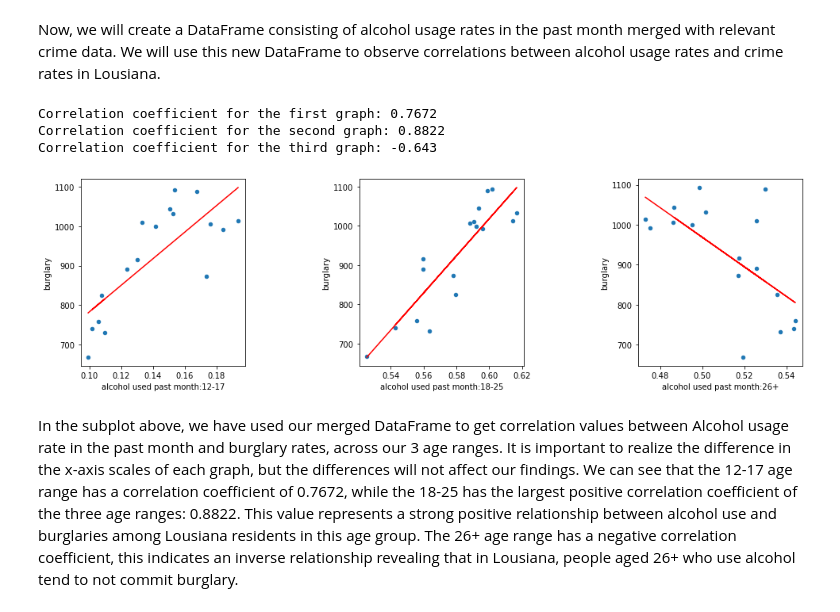
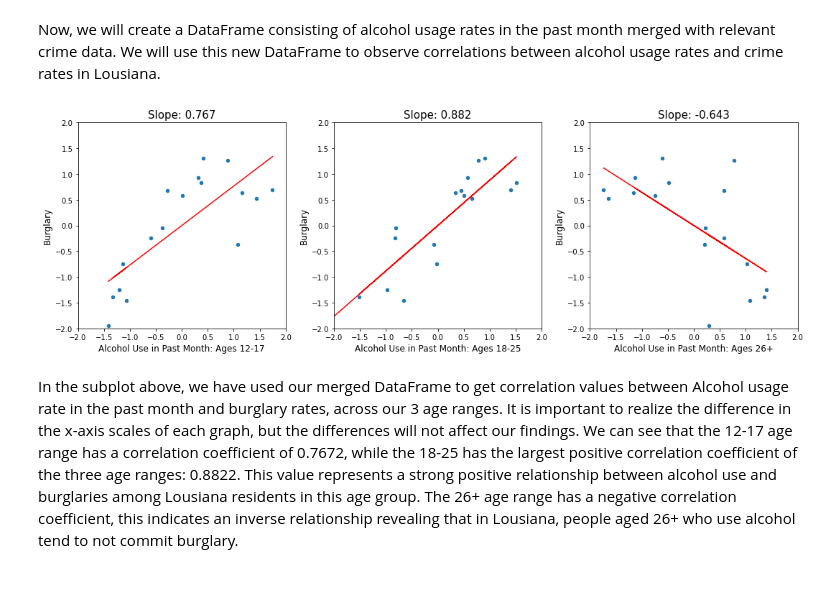
Before and after one commit to jlicht27/jlicht27.github.io, a Jupyter notebook: drugs.ipynb, the cells around one changed output. Cells and saved outputs as stored; diff of their text form; code cells hidden in the pictures; blank space fills up the shorter version.

```diff
--- a/drugs.ipynb
+++ b/drugs.ipynb
@@ -287,11 +282,9 @@ counter = 0
 for i in range(3):
     for j in range(3):
         if counter < 7:
-            starter[crimes_list[i]].plot.line(ylabel="Offenses per 100,000 People", ax = axes[i][j])
+            starter[crimes_list[counter]].plot.line(ylabel="Offenses per 100,000 People", ax = axes[i][j])
             axes[i][j].set_title(capitalize(crimes_list[counter]))
             counter += 1
 
 fig.tight_layout()
-# crimes_pct.set_index("Year").groupby("State")["all property"].plot.line(
-#     ylabel="Offenses per 100,000", title="Property Related Offenses Over Time", figsize=(15,7));
 # %% [output]
@@ -307,38 +325,17 @@ Now, we will create a DataFrame consisting of alcohol usage rates in the past mo
 merged_alc = alcohol_pct.merge(crimes_pct, on=["State", "Year"], how="inner")
 np.around(merged_alc, 6)
 
-louisiana_alc = merged_alc[merged_alc["State"] == "Louisiana"]
+la_alc = merged_alc[merged_alc["State"] == "Louisiana"]
+
+la_alc_sc = pd.concat([la_alc.iloc[:, :2], stats.zscore(la_alc.iloc[:, 2:])], axis=1)
 # %%
-fig, (ax1, ax2, ax3) = plt.subplots(1,3)
+labels = ["Alcohol Use in Past Month: Ages 12-17", "Alcohol Use in Past Month: Ages 18-25", "Alcohol Use in Past Month: Ages 26+"]
+xs = ["alcohol used past month:12-17", "alcohol used past month:18-25", "alcohol used past month:26+"]
+y = "burglary"
 
-x = "alcohol used past month:12-17"
-y = "burglary"
-louisiana_alc.plot.scatter(x=x, y=y, ax=ax1);
-res = stats.linregress(louisiana_alc[x], louisiana_alc[y])
-ax1.plot(louisiana_alc[x], res.intercept + res.slope*louisiana_alc[x], color="red")
-print("Correlation coefficient for the first graph:", np.round(res.rvalue, 4))
-
-x = "alcohol used past month:18-25"
-louisiana_alc.plot.scatter(x=x, y=y, ax=ax2);
-res = stats.linregress(louisiana_alc[x], louisiana_alc[y])
-ax2.plot(louisiana_alc[x], res.intercept + res.slope*louisiana_alc[x], color="red")
-print("Correlation coefficient for the second graph:", np.round(res.rvalue, 4))
-
-
-x = "alcohol used past month:26+"
-louisiana_alc.plot.scatter(x=x, y=y, ax=ax3);
-res = stats.linregress(louisiana_alc[x], louisiana_alc[y])
-ax3.plot(louisiana_alc[x], res.intercept + res.slope*louisiana_alc[x], color="red")
-print("Correlation coefficient for the third graph:", np.round(res.rvalue, 4))
-
-
-fig.tight_layout();
-fig.set_figwidth(15)
+regress(la_alc_sc, labels, xs, y)
 # %% [output]
-Correlation coefficient for the first graph: 0.7672
-Correlation coefficient for the second graph: 0.8822
-Correlation coefficient for the third graph: -0.643
-[figure, old version]
+[figure, new version]
 # %% [markdown]
 In the subplot above, we have used our merged DataFrame to get correlation values between Alcohol usage rate in the past month and burglary rates, across our 3 age ranges. It is important to realize the difference in the x-axis scales of each graph, but the differences will not affect our findings. We can see that the 12-17 age range has a correlation coefficient of 0.7672, while the 18-25 has the largest positive correlation coefficient of the three age ranges: 0.8822. This value represents a strong positive relationship between alcohol use and burglaries among Lousiana residents in this age group. The 26+ age range has a negative correlation coefficient, this indicates an inverse relationship revealing that in Lousiana, people aged 26+ who use alcohol tend to not commit burglary.
 # %% [markdown]
```
Also changed, not shown: parts of 8 cells of this notebook.
